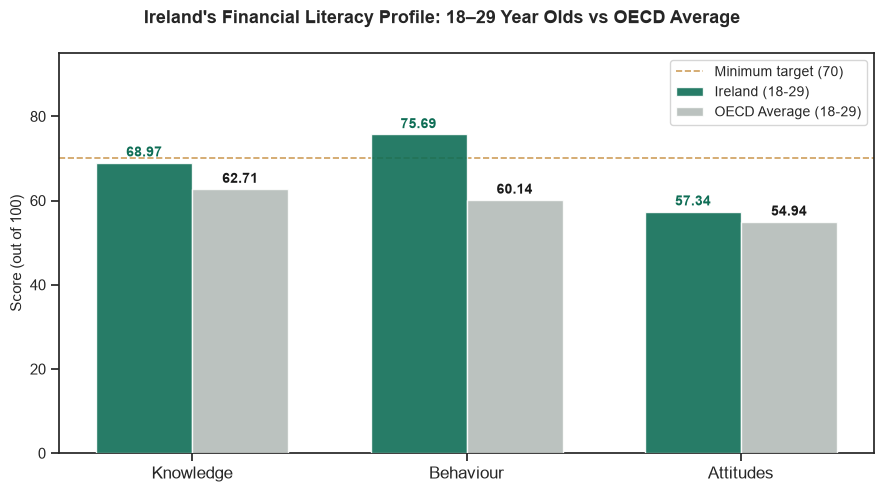
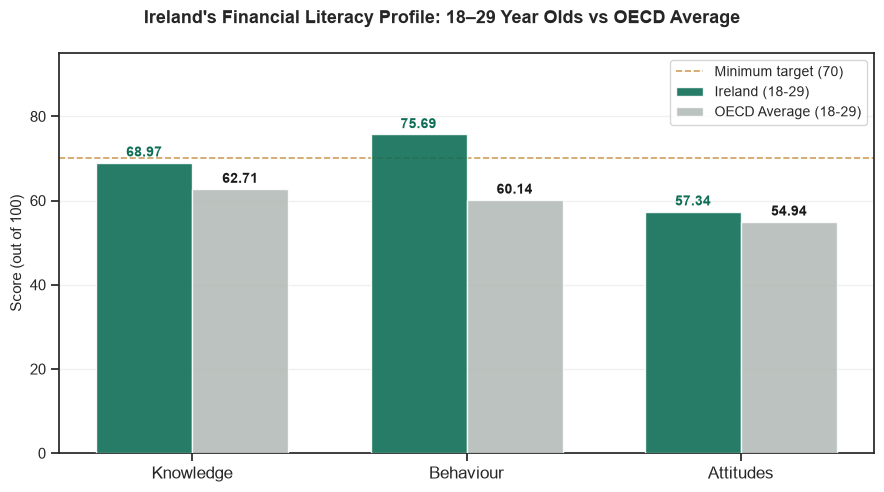
The notebook cell's code change between the first figure and the second:
--- before
+++ after
@@ -9,4 +9,5 @@
 oecd_scores = [OECD_18_29[m] for m in metrics]
 
+x = [0, 1, 2]
 width = 0.35
 
@@ -33,4 +34,5 @@
 ax.set_xticklabels(metrics, fontsize=12)
 ax.legend(fontsize=10)
+ax.grid(axis='y', alpha=0.3, zorder=1)
 ax.set_ylim(0, 95)
 

Commit: Updated chart 1